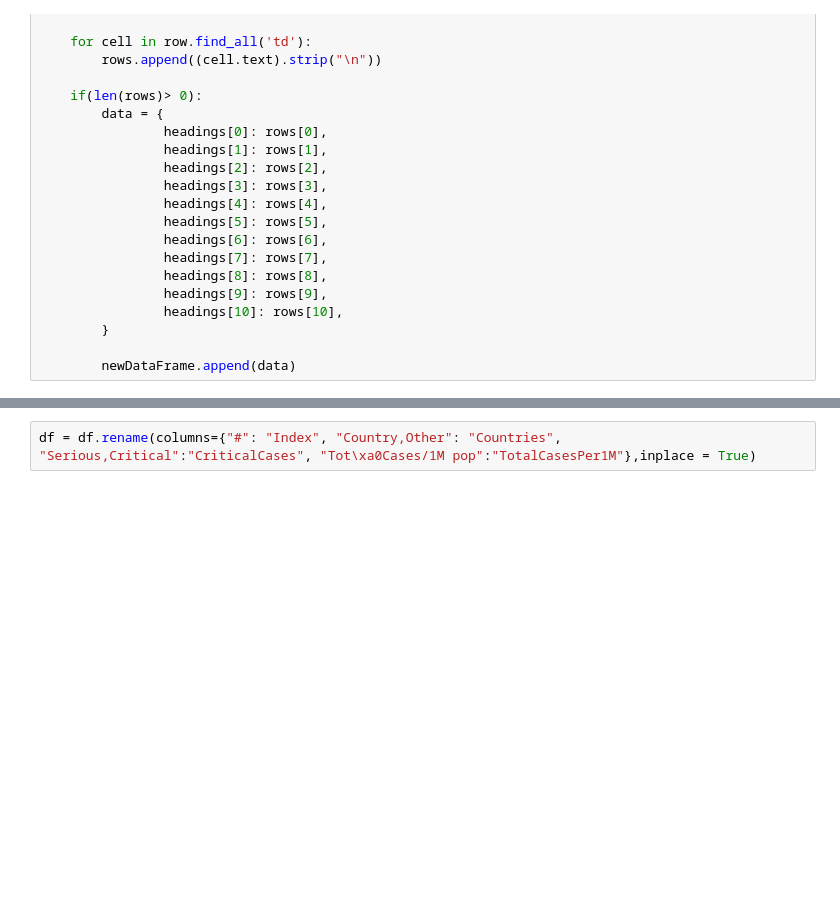
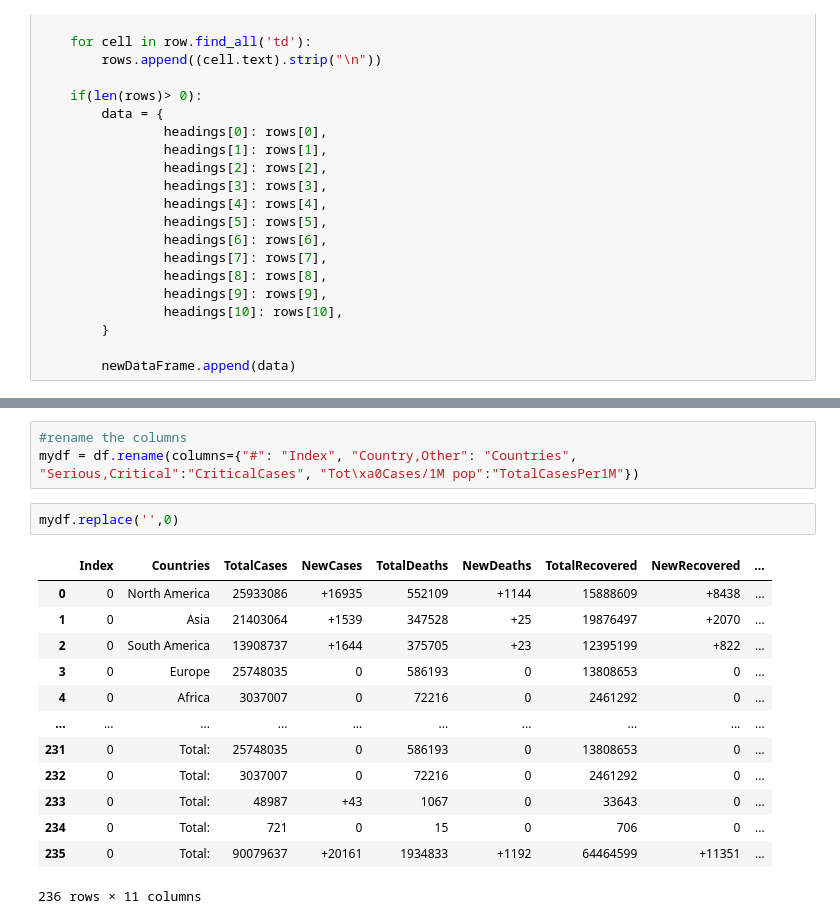
Before and after one commit to Rixant/Web-Scraping-COVID19, a Jupyter notebook: covid19_data_analysis.ipynb, the cells around one changed output, grey strips where cells are left out. Drawn from its saved outputs; the diff is of its cells as text; blank space fills up the shorter version.

```diff
--- a/covid19_data_analysis.ipynb
+++ b/covid19_data_analysis.ipynb
@@ -127,2 +88,19 @@ dtype: object
 # %%
-df = df.rename(columns={"#": "Index", "Country,Other": "Countries", "Serious,Critical":"CriticalCases", "Tot\xa0Cases/1M pop":"TotalCasesPer1M"},inplace = True)
+#rename the columns
+mydf = df.rename(columns={"#": "Index", "Country,Other": "Countries", "Serious,Critical":"CriticalCases", "Tot\xa0Cases/1M pop":"TotalCasesPer1M"})
+# %%
+mydf.replace('',0)
+# %% [output]
+|  | Index | Countries | TotalCases | NewCases | TotalDeaths | NewDeaths | TotalRecovered | NewRecovered | ... |
+| 0 | 0 | North America | 25933086 | +16935 | 552109 | +1144 | 15888609 | +8438 | ... |
+| 1 | 0 | Asia | 21403064 | +1539 | 347528 | +25 | 19876497 | +2070 | ... |
+| 2 | 0 | South America | 13908737 | +1644 | 375705 | +23 | 12395199 | +822 | ... |
+| 3 | 0 | Europe | 25748035 | 0 | 586193 | 0 | 13808653 | 0 | ... |
+| 4 | 0 | Africa | 3037007 | 0 | 72216 | 0 | 2461292 | 0 | ... |
+| ... | ... | ... | ... | ... | ... | ... | ... | ... | ... |
+| 231 | 0 | Total: | 25748035 | 0 | 586193 | 0 | 13808653 | 0 | ... |
+| 232 | 0 | Total: | 3037007 | 0 | 72216 | 0 | 2461292 | 0 | ... |
+| 233 | 0 | Total: | 48987 | +43 | 1067 | 0 | 33643 | 0 | ... |
+| 234 | 0 | Total: | 721 | 0 | 15 | 0 | 706 | 0 | ... |
+| 235 | 0 | Total: | 90079637 | +20161 | 1934833 | +1192 | 64464599 | +11351 | ... |
+236 rows × 11 columns
```
Also changed, not shown: parts of 10 cells of this notebook.
